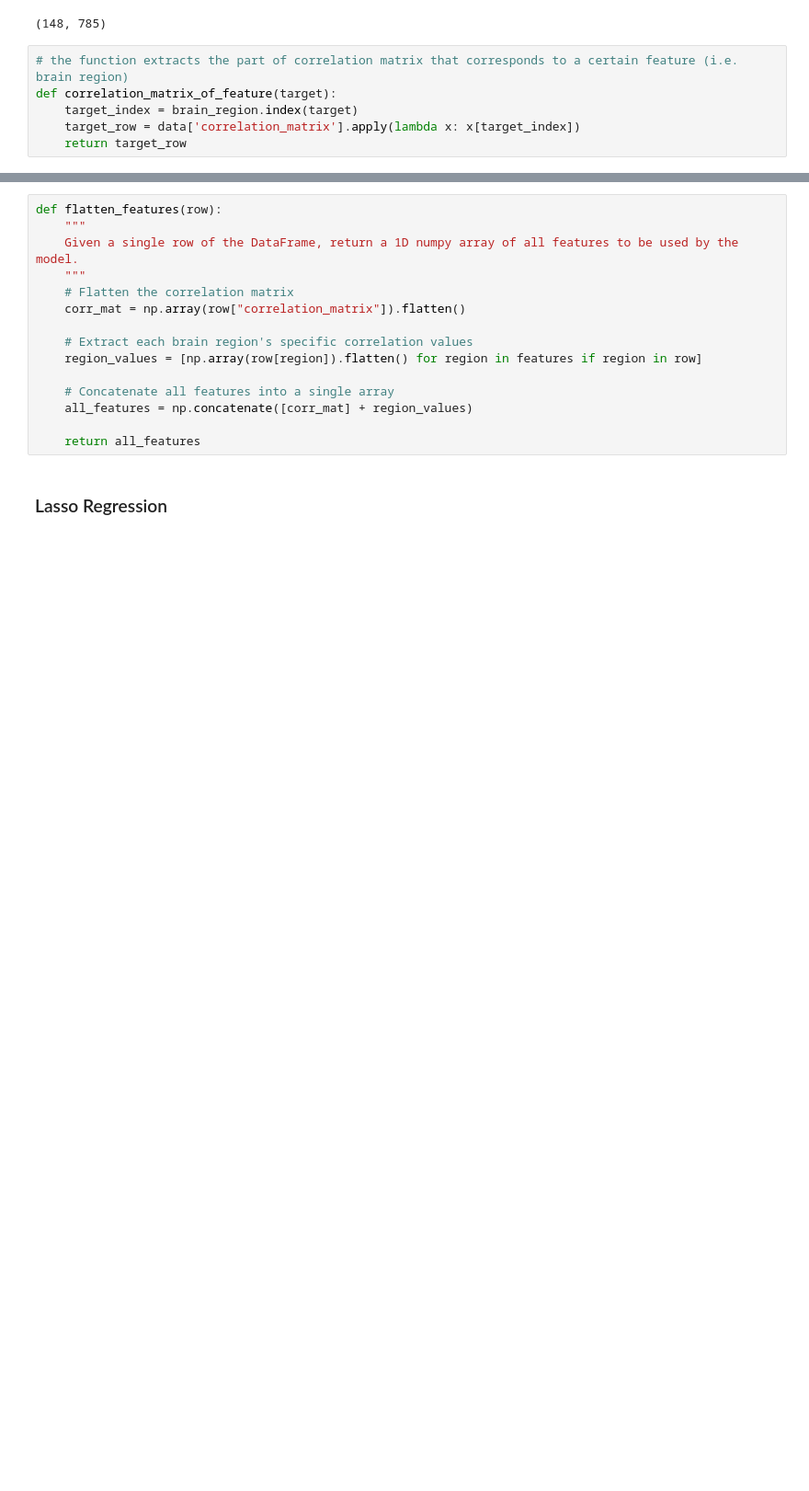
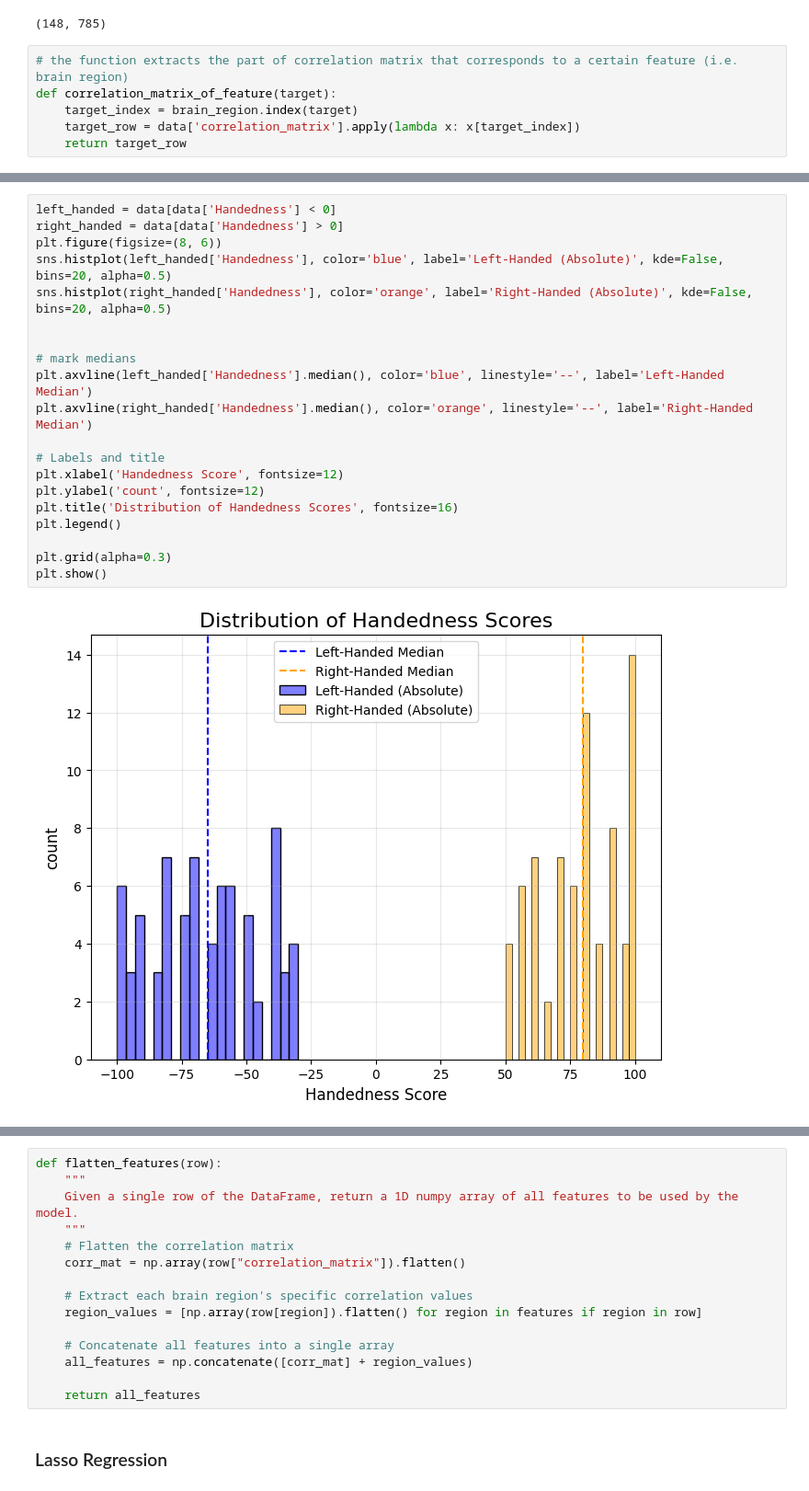
Before and after one commit to vickyli1015/Public-DSC180B-Functional-Connectivity-Project, a Jupyter notebook: Vicky_Modeling_d100.ipynb, the cells around one changed output, grey strips where cells are left out. Shown: that part at 92% size. Cells and saved outputs as stored; diff of their text form; blank space fills up the shorter version.

```diff
--- a/Vicky_Modeling_d100.ipynb
+++ b/Vicky_Modeling_d100.ipynb
@@ -245,3 +240,25 @@ See the caveats in the documentation: https://pandas.pydata.org/pandas-docs/stab
+# %%
+left_handed = data[data['Handedness'] < 0]
+right_handed = data[data['Handedness'] > 0]
+plt.figure(figsize=(8, 6))
+sns.histplot(left_handed['Handedness'], color='blue', label='Left-Handed (Absolute)', kde=False, bins=20, alpha=0.5)
+sns.histplot(right_handed['Handedness'], color='orange', label='Right-Handed (Absolute)', kde=False, bins=20, alpha=0.5)
+
+
+# mark medians
+plt.axvline(left_handed['Handedness'].median(), color='blue', linestyle='--', label='Left-Handed Median')
+plt.axvline(right_handed['Handedness'].median(), color='orange', linestyle='--', label='Right-Handed Median')
+
+# Labels and title
+plt.xlabel('Handedness Score', fontsize=12)
+plt.ylabel('count', fontsize=12)
+plt.title('Distribution of Handedness Scores', fontsize=16)
+plt.legend()
+
+plt.grid(alpha=0.3)
+plt.show()
+# %% [output]
+[figure, added]
 # %%
 def correlation_matrix_of_feature(region_name):
     """
```
Also changed, not shown: parts of 21 cells of this notebook, 2 other files.
